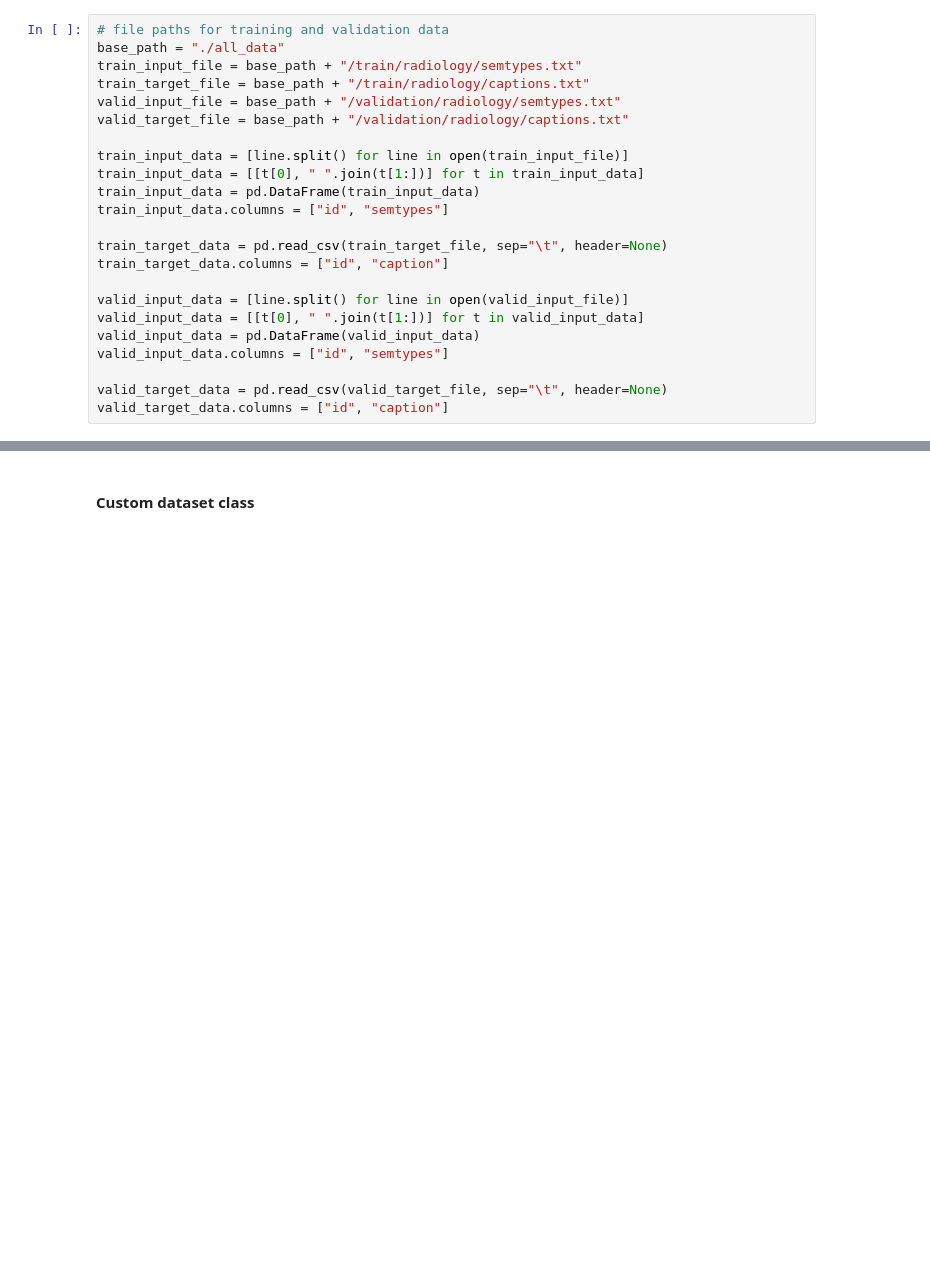
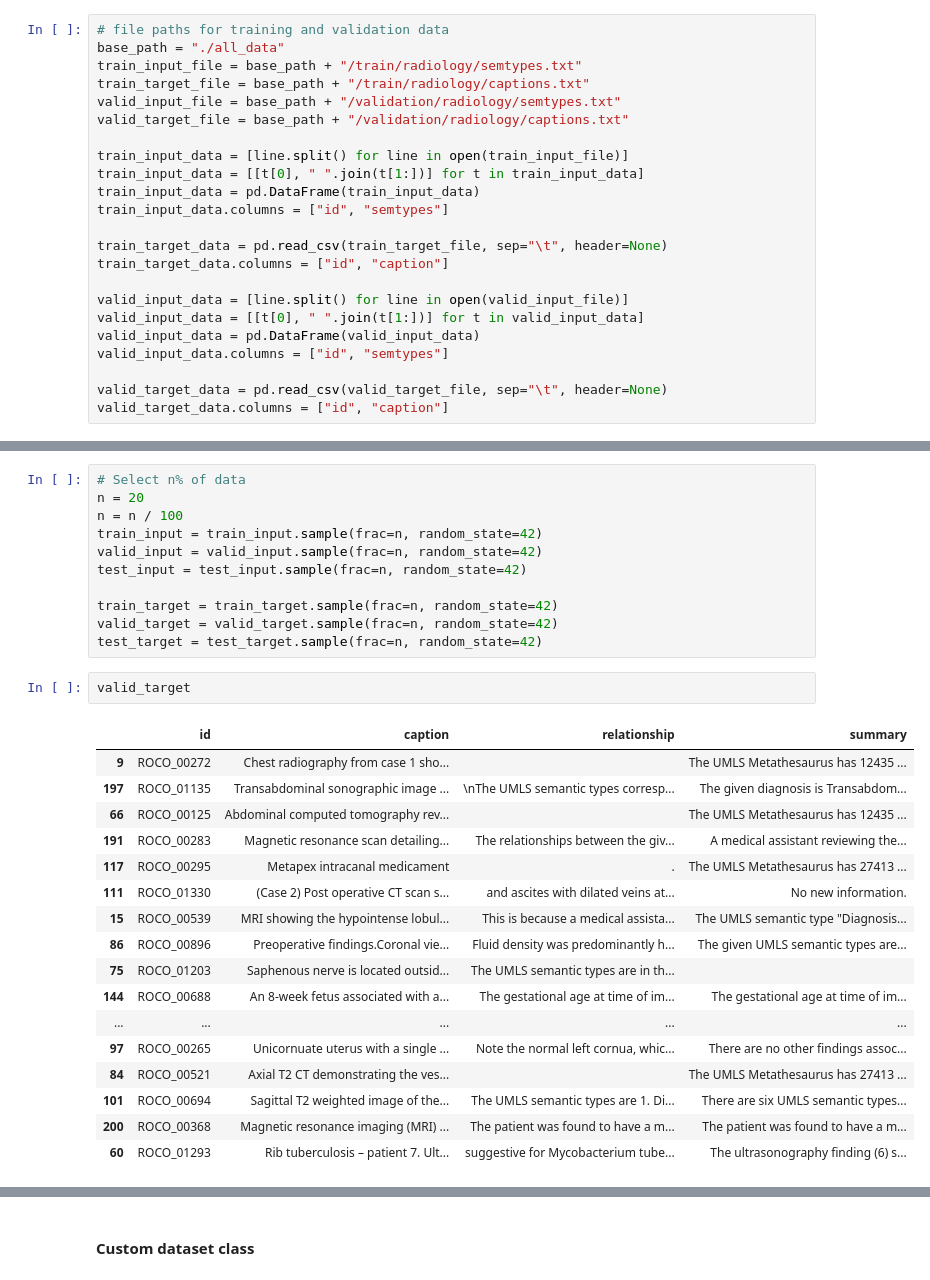
Before and after one commit to rohithaug/roco-image-captioning, a Jupyter notebook: t5-v1.ipynb, the cells around one changed output, grey strips where cells are left out. Saved outputs shown, nothing was run; the diff lists cells and outputs as text; blank space fills up the shorter version.

```diff
--- a/t5-v1.ipynb
+++ b/t5-v1.ipynb
@@ -132,0 +116,31 @@ model = T5ForConditionalGeneration.from_pretrained('t5-base')
+# %%
+# Select n% of data
+n = 20
+n = n / 100
+train_input = train_input.sample(frac=n, random_state=42)
+valid_input = valid_input.sample(frac=n, random_state=42)
+test_input = test_input.sample(frac=n, random_state=42)
+
+train_target = train_target.sample(frac=n, random_state=42)
+valid_target = valid_target.sample(frac=n, random_state=42)
+test_target = test_target.sample(frac=n, random_state=42)
+# %%
+valid_target
+# %% [output]
+|  | id | caption | relationship | summary |
+| 9 | ROCO_00272 | Chest radiography from case 1 sho... |  | The UMLS Metathesaurus has 12435 ... |
+| 197 | ROCO_01135 | Transabdominal sonographic image ... | \nThe UMLS semantic types corresp... | The given diagnosis is Transabdom... |
+| 66 | ROCO_00125 | Abdominal computed tomography rev... |  | The UMLS Metathesaurus has 12435 ... |
+| 191 | ROCO_00283 | Magnetic resonance scan detailing... | The relationships between the giv... | A medical assistant reviewing the... |
+| 117 | ROCO_00295 | Metapex intracanal medicament | . | The UMLS Metathesaurus has 27413 ... |
+| 111 | ROCO_01330 | (Case 2) Post operative CT scan s... | and ascites with dilated veins at... | No new information. |
+| 15 | ROCO_00539 | MRI showing the hypointense lobul... | This is because a medical assista... | The UMLS semantic type "Diagnosis... |
+| 86 | ROCO_00896 | Preoperative findings.Coronal vie... | Fluid density was predominantly h... | The given UMLS semantic types are... |
+| 75 | ROCO_01203 | Saphenous nerve is located outsid... | The UMLS semantic types are in th... |  |
+| 144 | ROCO_00688 | An 8-week fetus associated with a... | The gestational age at time of im... | The gestational age at time of im... |
+| ... | ... | ... | ... | ... |
+| 97 | ROCO_00265 | Unicornuate uterus with a single ... | Note the normal left cornua, whic... | There are no other findings assoc... |
+| 84 | ROCO_00521 | Axial T2 CT demonstrating the ves... |  | The UMLS Metathesaurus has 27413 ... |
+| 101 | ROCO_00694 | Sagittal T2 weighted image of the... | The UMLS semantic types are 1. Di... | There are six UMLS semantic types... |
+| 200 | ROCO_00368 | Magnetic resonance imaging (MRI) ... | The patient was found to have a m... | The patient was found to have a m... |
+| 60 | ROCO_01293 | Rib tuberculosis – patient 7. Ult... | suggestive for Mycobacterium tube... | The ultrasonography finding (6) s... |
```
Also changed, not shown: parts of 25 cells of this notebook.
